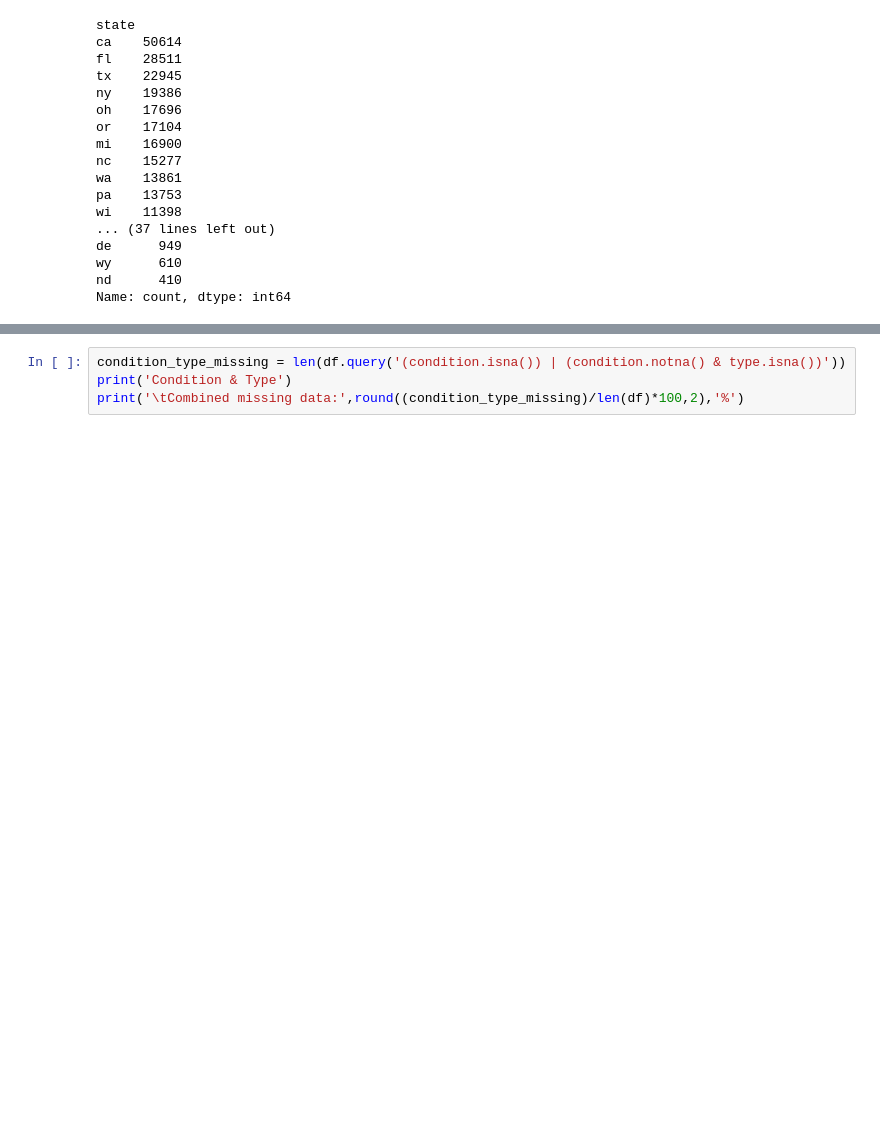
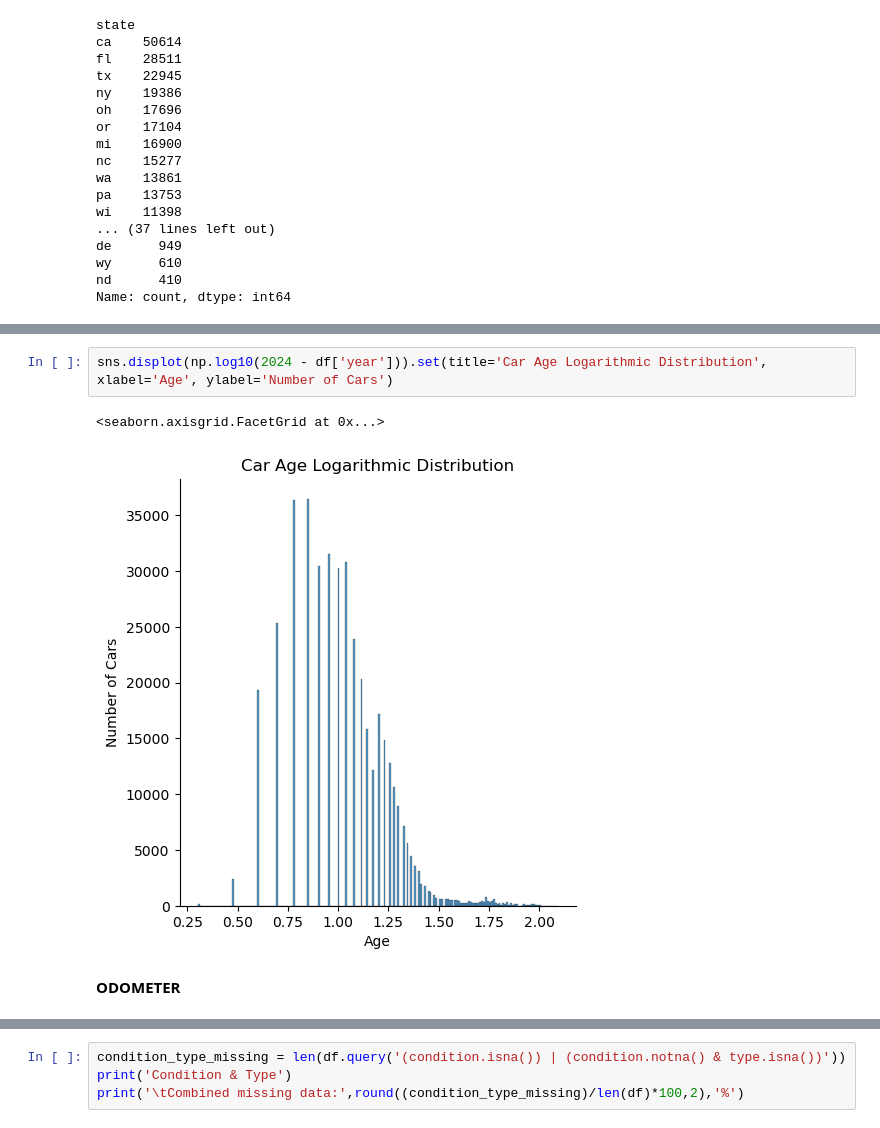
Before and after one commit to ricardoyepez01/assignment-11.1, a Jupyter notebook: ryepez_Module-11.ipynb, the cells around one changed output, grey strips where cells are left out. Drawn from its saved outputs; the diff is of its cells as text; blank space fills up the shorter version.

```diff
--- a/ryepez_Module-11.ipynb
+++ b/ryepez_Module-11.ipynb
@@ -336,0 +383,7 @@ The state should have a very strong correlation witht the prices but given the l
+# %%
+sns.displot(np.log10(2024 - df['year'])).set(title='Car Age Logarithmic Distribution', xlabel='Age', ylabel='Number of Cars')
+# %% [output]
+<seaborn.axisgrid.FacetGrid at 0x...>
+[figure, added]
+# %% [markdown]
+**ODOMETER**
```
Also changed, not shown: parts of 250 cells of this notebook.
